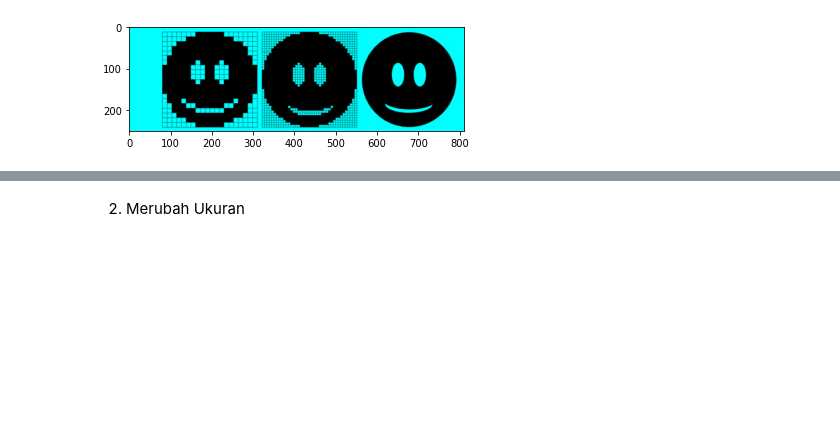
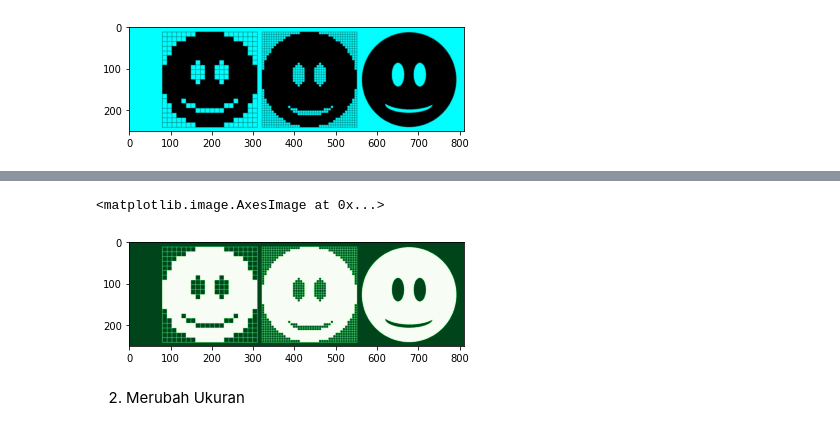
Before and after one commit to Akmallabib/FCVK_Jobsheet1, a Jupyter notebook: Quizz1.ipynb, the cells around one changed output, grey strips where cells are left out. Cells and saved outputs as stored; diff of their text form; code cells hidden in the pictures; blank space fills up the shorter version.

```diff
--- a/Quizz1.ipynb
+++ b/Quizz1.ipynb
@@ -76,3 +87,9 @@ plt.imshow(img3)
+# %%
+# Background hijau emot putih
+plt.imshow(img_emot, cmap='Greens')
+# %% [output]
+<matplotlib.image.AxesImage at 0x...>
+[figure, added]
 # %% [markdown]
 2. Merubah Ukuran
 # %%
```
Also changed, not shown: parts of 7 cells of this notebook.
